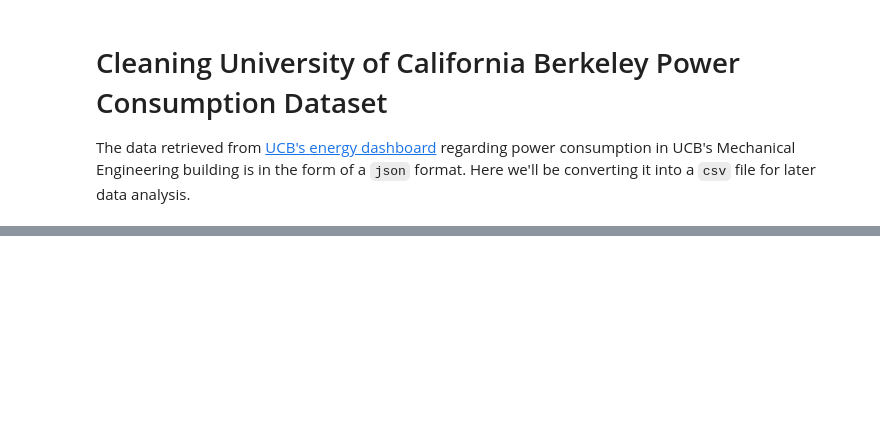
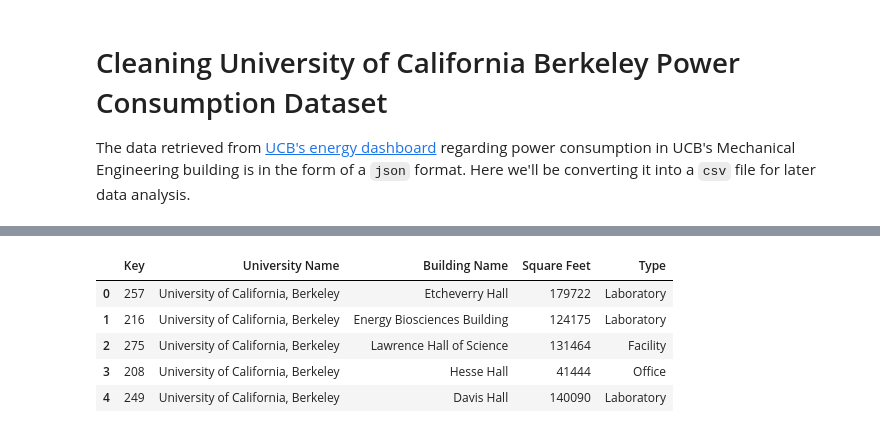
Before and after one commit to A-Wadhwani/ME597-Project, a Jupyter notebook: UCB_Multi_Data_Cleaning.ipynb, the cells around one changed output, grey strips where cells are left out. Cells and saved outputs as stored; diff of their text form; code cells hidden in the pictures; blank space fills up the shorter version.

```diff
--- a/UCB_Multi_Data_Cleaning.ipynb
+++ b/UCB_Multi_Data_Cleaning.ipynb
@@ -138,3 +102,14 @@ data = {
+# %%
+#List of datapoints we're interested in.
+data = pd.read_csv("Datasets/UCB_Keys.csv")
+data.head()
+# %% [output]
+|  | Key | University Name | Building Name | Square Feet | Type |
+| 0 | 257 | University of California, Berkeley | Etcheverry Hall | 179722 | Laboratory |
+| 1 | 216 | University of California, Berkeley | Energy Biosciences Building | 124175 | Laboratory |
+| 2 | 275 | University of California, Berkeley | Lawrence Hall of Science | 131464 | Facility |
+| 3 | 208 | University of California, Berkeley | Hesse Hall | 41444 | Office |
+| 4 | 249 | University of California, Berkeley | Davis Hall | 140090 | Laboratory |
 # %%
 #Add all rows to common DataFrame, with diffrentiating factors included
 
```
Also changed, not shown: parts of 8 cells of this notebook, 18 other files.
